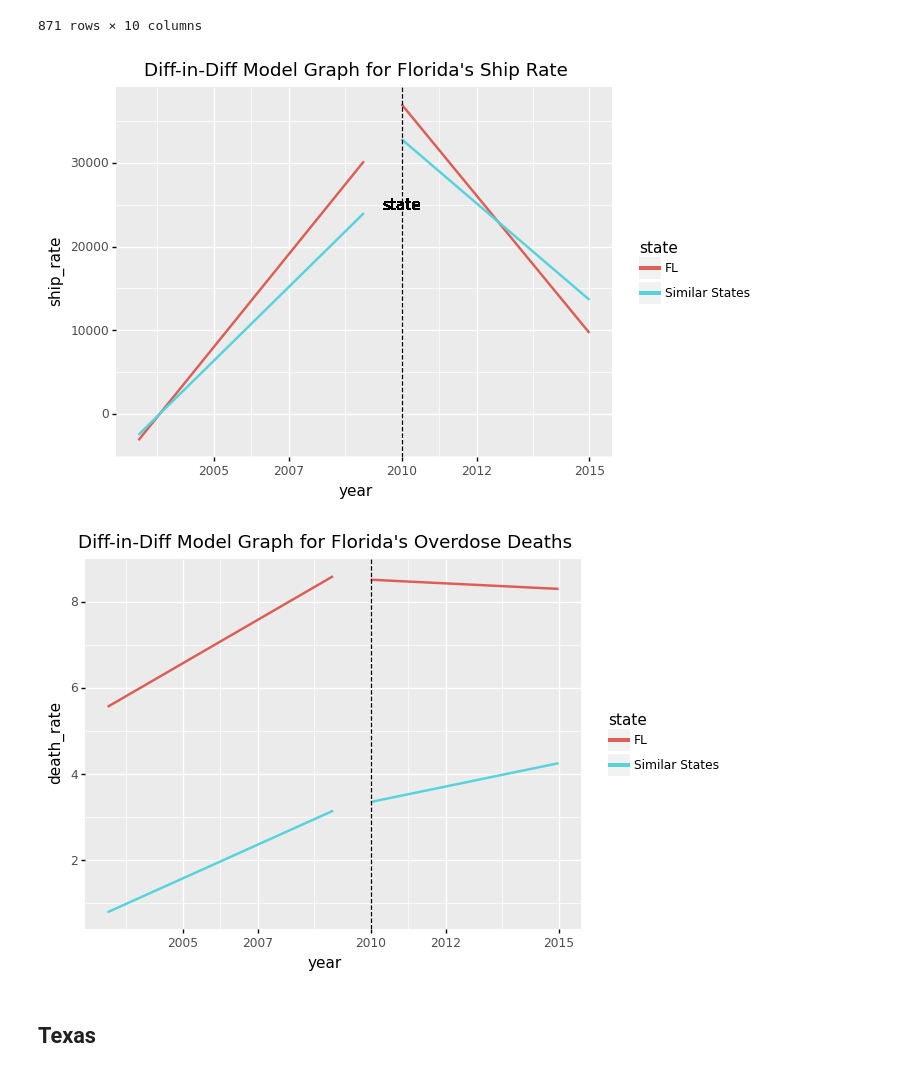
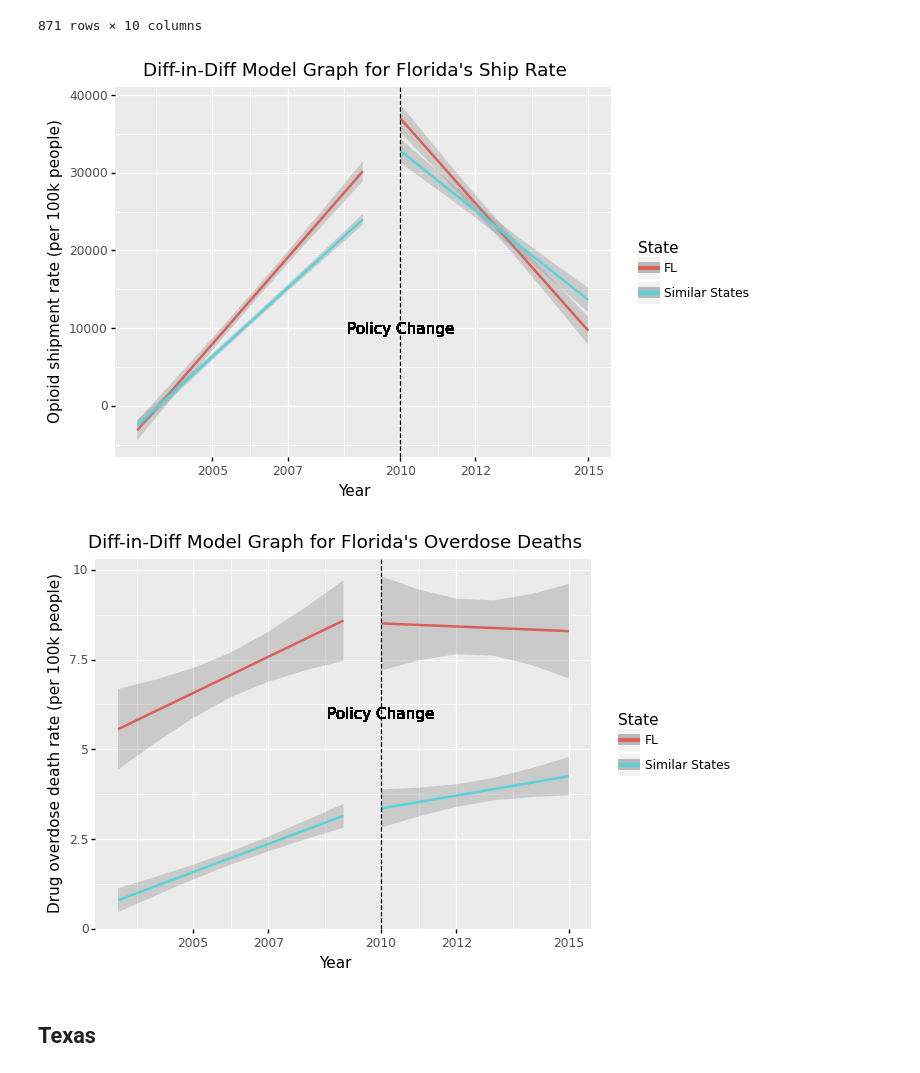
Before and after one commit to Yer1k/opioid_causal_inference, a Jupyter notebook: 10_code/diff-in-diff_analysis.ipynb, the cells around one changed output. Drawn from its saved outputs; the diff is of its cells as text; code cells hidden in the pictures.

```diff
--- a/10_code/diff-in-diff_analysis.ipynb
+++ b/10_code/diff-in-diff_analysis.ipynb
@@ -101,47 +101,51 @@ florida_shiprate = (
         aes(x="year", y="ship_rate", color="state"),
     )
     + geom_smooth(
-        method="lm", data=florida_df[florida_df["year"] < 2010], se=False
+        method="lm", data=florida_df[florida_df["year"] < 2010], level=0.9
     )
     + geom_smooth(
-        method="lm", data=florida_df[florida_df["year"] >= 2010], se=False
+        method="lm", data=florida_df[florida_df["year"] >= 2010], level=0.9
     )
     + scale_x_continuous(breaks = [2002, 2005, 2007, 2010, 2012, 2015])
     + geom_vline(xintercept=2010, linetype="dashed")
-    + geom_text(x=2010, y=25000, label="state", color="black")
+    + geom_text(x=2010, y=10000, label="Policy Change", color="black")
     + labs(
         title="Diff-in-Diff Model Graph for Florida's Ship Rate",
-        color="state",
+        y="Opioid shipment rate (per 100k people)",
+        x="Year",
+        color="State",
     )
     + theme(legend_position="right")
 )
 print(florida_shiprate)
 # %% [output]
-[figure, old version]
+[figure, new version]
 # %%
 florida_deaths = (
     ggplot(
         florida_df,
         aes(x="year", y="death_rate", color="state"),
     )
     + geom_smooth(
-        method="lm", data=florida_df[florida_df["year"] < 2010], se=False
+        method="lm", data=florida_df[florida_df["year"] < 2010], level=0.9
     )
     + geom_smooth(
-        method="lm", data=florida_df[florida_df["year"] >= 2010], se=False
+        method="lm", data=florida_df[florida_df["year"] >= 2010], level=0.9
     )
     + scale_x_continuous(breaks = [2002, 2005, 2007, 2010, 2012, 2015])
     + geom_vline(xintercept=2010, linetype="dashed")
-    + geom_text(x=2010, y=25000, label="state", color="black")
+    + geom_text(x=2010, y=6, label="Policy Change", color="black")
     + labs(
         title="Diff-in-Diff Model Graph for Florida's Overdose Deaths",
-        color="state",
+        y="Drug overdose death rate (per 100k people)",
+        x="Year",
+        color="State",
     )
     + theme(legend_position="right")
 )
 print(florida_deaths)
 # %% [output]
-[figure, old version]
+[figure, new version]
 # %% [markdown]
 ## Texas
 # %%
```
Also changed, not shown: parts of 3 cells of this notebook.
